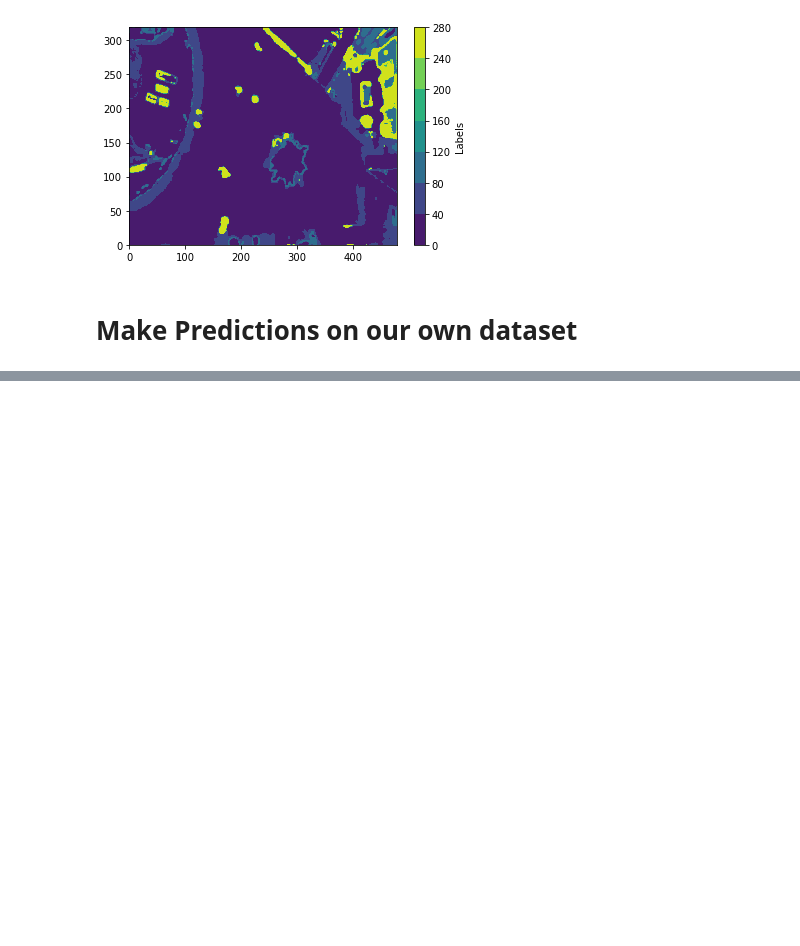
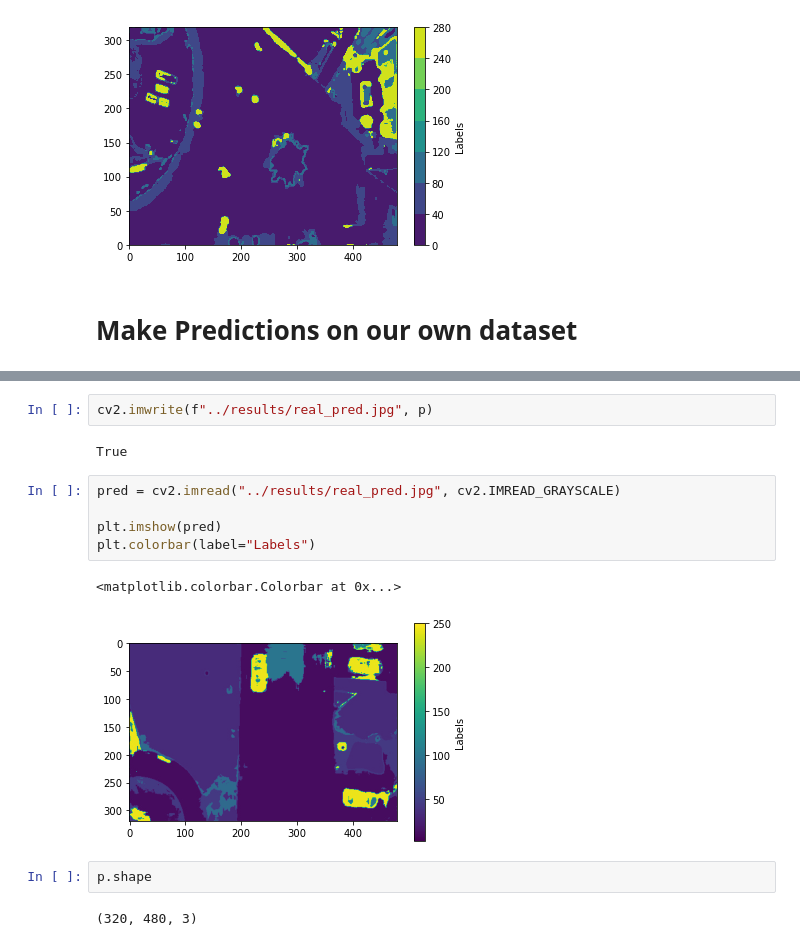
Before and after one commit to AntonioCervantes/Drone-AI-Segmentation, a Jupyter notebook: Segmentation/assets/visualizations.ipynb, the cells around one changed output, grey strips where cells are left out. Drawn from its saved outputs; the diff is of its cells as text; blank space fills up the shorter version.

```diff
--- a/Segmentation/assets/visualizations.ipynb
+++ b/Segmentation/assets/visualizations.ipynb
@@ -75,0 +96,16 @@ physical_device_desc: "device: XLA_CPU device"
+# %%
+cv2.imwrite(f"../results/real_pred.jpg", p)
+# %% [output]
+True
+# %%
+pred = cv2.imread("../results/real_pred.jpg", cv2.IMREAD_GRAYSCALE)
+
+plt.imshow(pred)
+plt.colorbar(label="Labels")
+# %% [output]
+<matplotlib.colorbar.Colorbar at 0x...>
+[figure, added]
+# %%
+p.shape
+# %% [output]
+(320, 480, 3)
```
Also changed, not shown: parts of 7 cells of this notebook.
